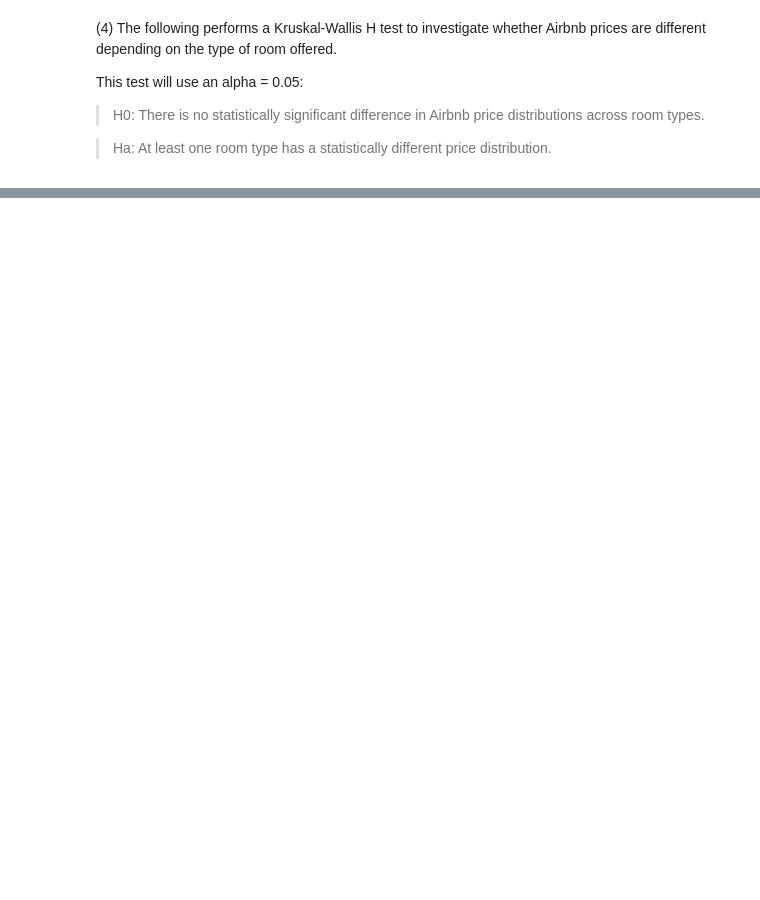
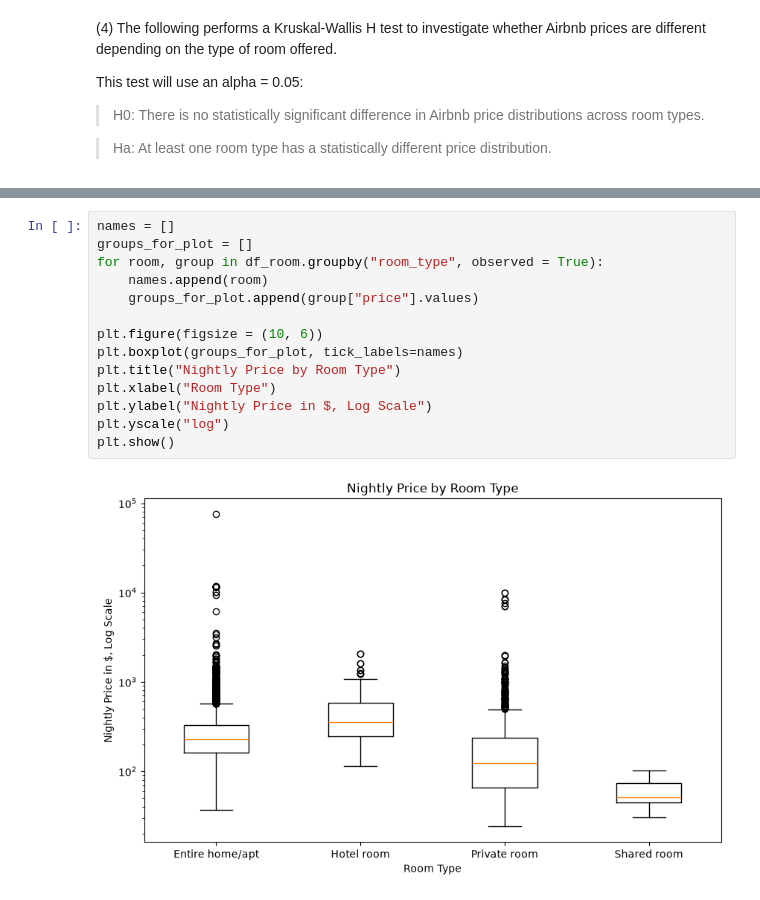
Before and after one commit to jlucman/CMSC320_IntroDataSci_FinalProject, a Jupyter notebook: final_proj.ipynb, the cells around one changed output, grey strips where cells are left out. Saved outputs shown, nothing was run; the diff lists cells and outputs as text; blank space fills up the shorter version.

```diff
--- a/final_proj.ipynb
+++ b/final_proj.ipynb
@@ -282,0 +303,16 @@ TypeError: 'method' object is not subscriptable
+# %%
+names = []
+groups_for_plot = []
+for room, group in df_room.groupby("room_type", observed = True):
+    names.append(room)
+    groups_for_plot.append(group["price"].values)
+
+plt.figure(figsize = (10, 6))
+plt.boxplot(groups_for_plot, tick_labels=names)
+plt.title("Nightly Price by Room Type")
+plt.xlabel("Room Type")
+plt.ylabel("Nightly Price in $, Log Scale")
+plt.yscale("log")
+plt.show()
+# %% [output]
+[figure, added]
```
Also changed, not shown: parts of 4 cells of this notebook.
